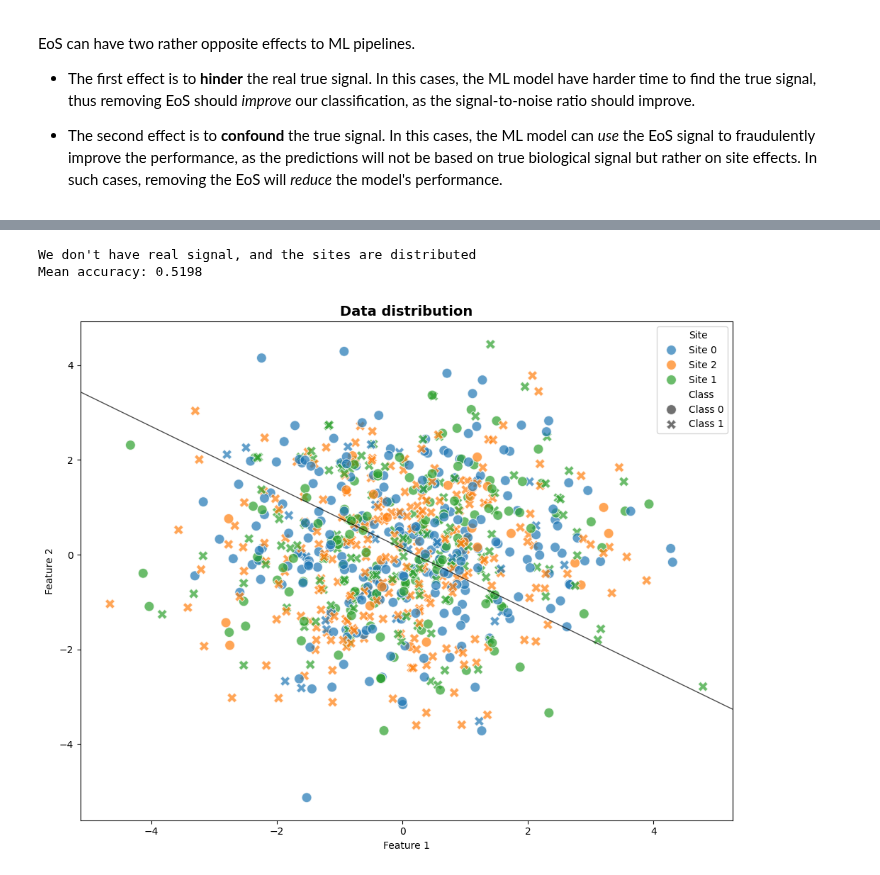
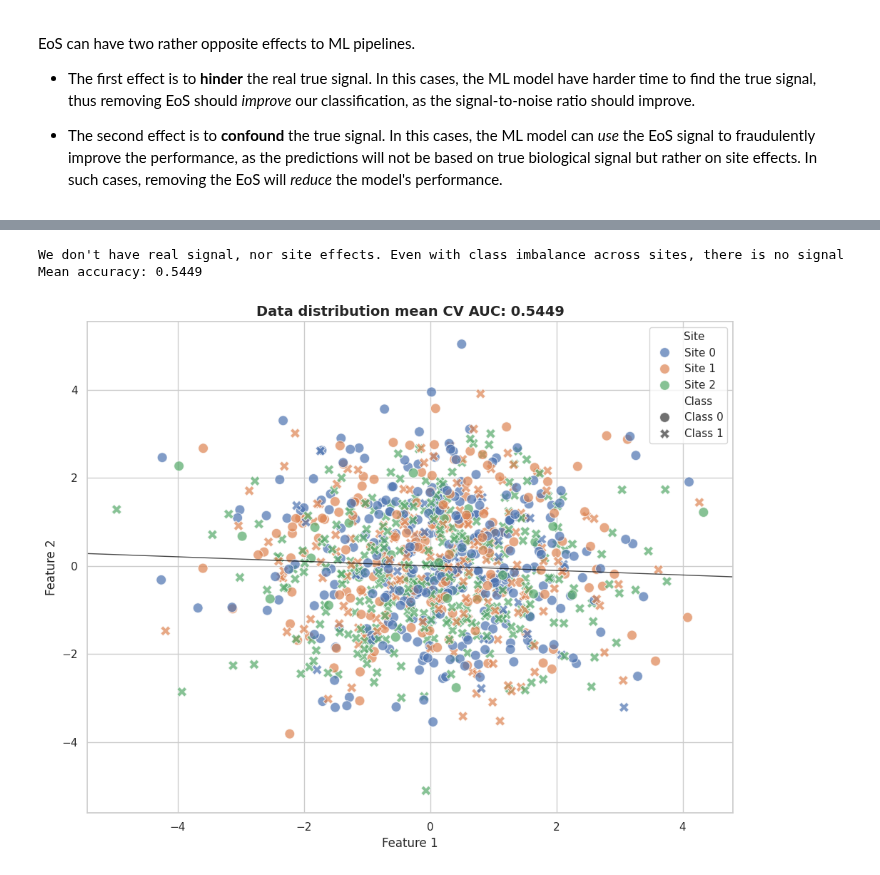
Before and after one commit to N-Nieto/UniHarmony, a Jupyter notebook: examples/basic-examples/EoS_in_ML.ipynb, the cells around one changed output, grey strips where cells are left out. Saved outputs shown, nothing was run; the diff lists cells and outputs as text; code cells hidden in the pictures.

```diff
--- a/examples/basic-examples/EoS_in_ML.ipynb
+++ b/examples/basic-examples/EoS_in_ML.ipynb
@@ -6,22 +6,20 @@ EoS can have two rather opposite effects to ML pipelines.
 
 - The second effect is to **confound** the true signal. In this cases, the ML model can *use* the EoS signal to fraudulently improve the performance, as the predictions will not be based on true biological signal but rather on site effects. In such cases, removing the EoS will *reduce* the model's performance.
 # %%
-import logging
-
 import matplotlib.pyplot as plt
-import numpy as np
 import pandas as pd
 import seaborn as sns
-import structlog
 from sklearn.linear_model import LogisticRegression
 from sklearn.model_selection import StratifiedKFold, cross_val_score
 
-from uniharmony.combat import NeuroComBat
+from uniharmony import verbosity
 from uniharmony.datasets import make_multisite_classification
+from uniharmony.plot import plot_decision_boundary_2d
 
 
+sns.set_theme(style="whitegrid")
+verbosity("warning")
+
 # To only get the necessary info from structlog, we configure it to filter out messages below INFO level.
-structlog.configure(wrapper_class=structlog.make_filtering_bound_logger(logging.INFO))
-combat = NeuroComBat()
 clf = LogisticRegression()
 cv = StratifiedKFold(n_splits=10, shuffle=True, random_state=42)
@@ -240,59 +151,32 @@ Mean accuracy: 0.7094
 # %%
 X, y, sites = make_multisite_classification(
-    n_classes=2,
-    n_samples=800,
     n_sites=3,
     n_features=2,
     signal_strength=0,
     site_effect_strength=0,
     balance_per_site=[0.1, 0.5, 0.9],
 )
 
-# Test the visualization
-fig, ax = plt.subplots(1, 1, figsize=(10, 8))
-
-
 # Create DataFrame for easier plotting
 df = pd.DataFrame(
     {"Feature 1": X[:, 0], "Feature 2": X[:, 1], "Class": [f"Class {c}" for c in y], "Site": [f"Site {s}" for s in sites]}
 )
+scores = cross_val_score(clf, X, y, cv=cv, scoring="roc_auc")
 
+fig, ax = plt.subplots(1, 1, figsize=(10, 8))
 # Plot with site as hue and class as style
 sns.scatterplot(data=df, x="Feature 1", y="Feature 2", hue="Site", style="Class", s=100, alpha=0.7, ax=ax)
 
-ax.set_title("Data distribution", fontsize=14, fontweight="bold")
+ax.set_title(f"Data distribution mean CV AUC: {scores.mean():.4f}", fontsize=14, fontweight="bold")
+plt.tight_layout()
 
-# Calculate and display metrics
-# Class separability ( silhouette-like metric using centroids)
-class_centroids = []
-for c in np.unique(y):
-    class_centroids.append(X[y == c].mean(axis=0))
-class_centroids = np.array(class_centroids)
-class_separation = np.linalg.norm(class_centroids[0] - class_centroids[1])
-
-# Site effect magnitude (average distance between site centroids)
-site_centroids = []
-for s in np.unique(sites):
-    site_centroids.append(X[sites == s].mean(axis=0))
-site_centroids = np.array(site_centroids)
-site_separation = np.mean(
-    [
-        np.linalg.norm(site_centroids[i] - site_centroids[j])
-        for i in range(len(site_centroids))
-        for j in range(i + 1, len(site_centroids))
-    ]
-)
-
-plt.tight_layout()
-# Perform 10-fold stratified cross-validation
-cv = StratifiedKFold(n_splits=10, shuffle=True, random_state=42)
-scores = cross_val_score(clf, X, y, cv=cv, scoring="roc_auc")
-
+# Fit the model and plot the decision boundary,
+# this is just for visualization purposes, the real evaluation was be done with cross-validation
 clf.fit(X, y)
-plot_decision_boundery(ax, clf)
-print("We don't have real signal, and the sites are distributed")
+plot_decision_boundary_2d(ax, clf)
+print("We don't have real signal, nor site effects. Even with class imbalance across sites, there is nothing to pick up.")
 print(f"Mean accuracy: {scores.mean():.4f}")
 # %% [output]
-We don't have real signal, and the sites are distributed
-Mean accuracy: 0.5198
+We don't have real signal, nor site effects. Even with class imbalance across sites, there is no signal
+Mean accuracy: 0.5449
-[figure, old version]
+[figure, new version]
```
Also changed, not shown: parts of 7 cells of this notebook, 5 other files.
